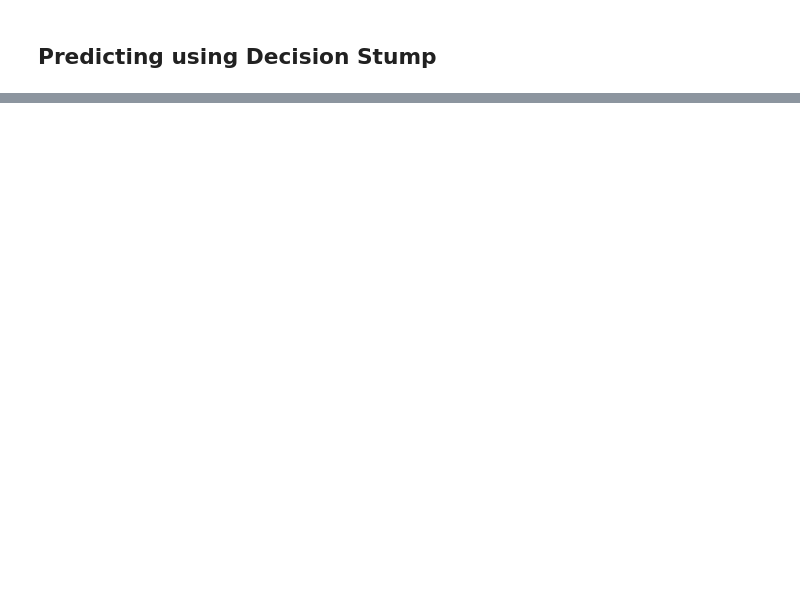
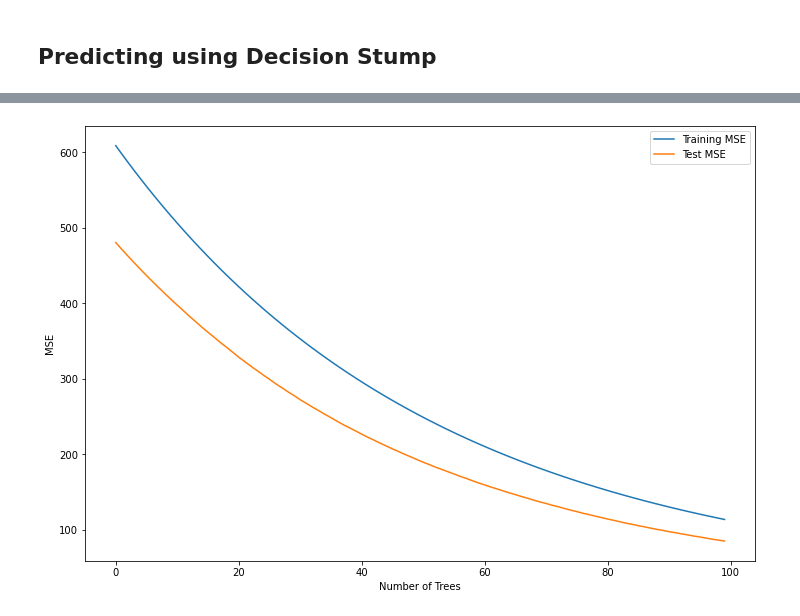
Before and after one commit to sekhar989/fromScratch, a Jupyter notebook: Decision Stump - Boosting/decision_stump.ipynb, the cells around one changed output, grey strips where cells are left out. Drawn from its saved outputs; the diff is of its cells as text; code cells hidden in the pictures; blank space fills up the shorter version.

```diff
--- a/Decision Stump - Boosting/decision_stump.ipynb
+++ b/Decision Stump - Boosting/decision_stump.ipynb
@@ -113,0 +264,16 @@ pprint(stump)
+# %%
+test_mse = []
+for max_idx in range(boosted_tree_num):
+    predictions = boosted_prediction(X_test, boosted, lr = 0.01, max_idx=max_idx)
+    test_preds = pd.DataFrame(predictions, index=Y_test.index, columns=Y_test.columns)
+    test_MSE = (((Y_test - test_preds)**2).sum()  / len(Y_test)).values[0]
+    test_mse.append(test_MSE)
+# %%
+plt.figure(figsize=(12, 8))
+plt.plot(boosted_df['training_mse'], label='Training MSE');
+plt.plot(test_mse, label='Test MSE');
+plt.ylabel('MSE');
+plt.xlabel('Number of Trees');
+plt.legend();
+# %% [output]
+[figure, added]
```
Also changed, not shown: parts of 20 cells of this notebook, 1 other file.
